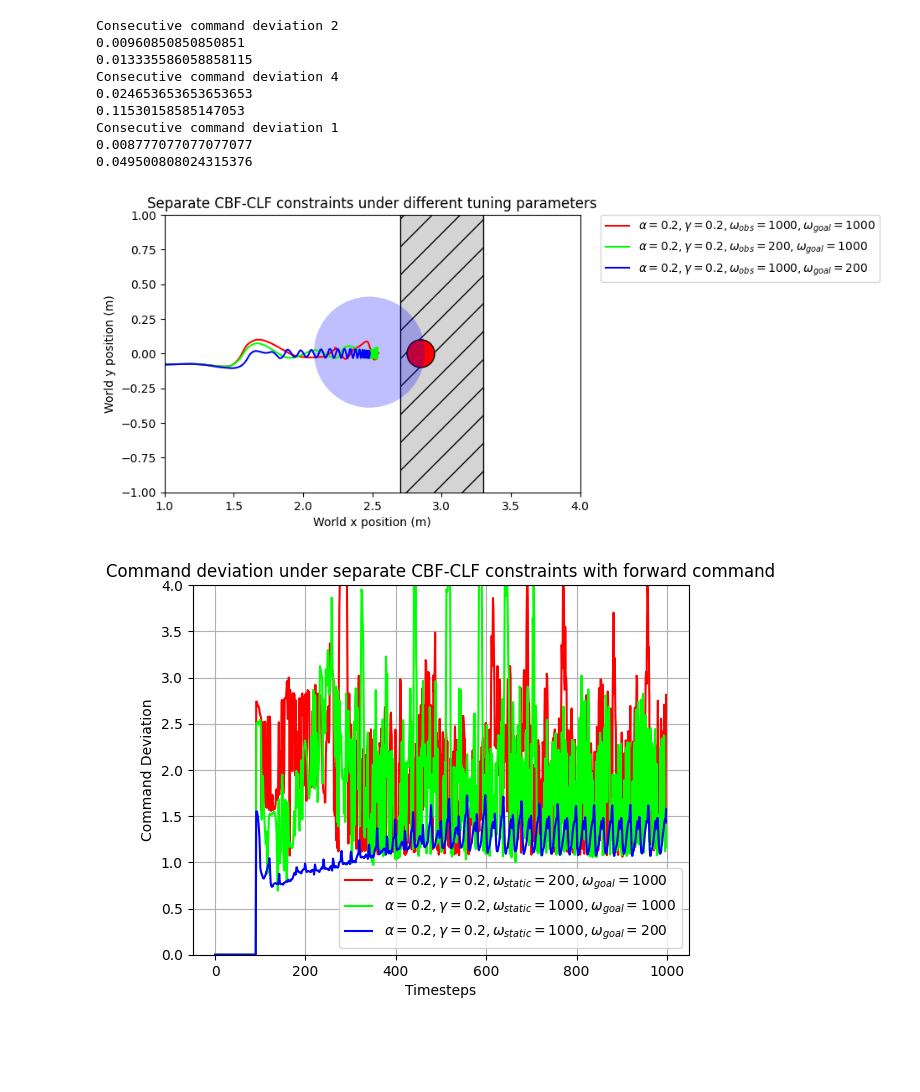
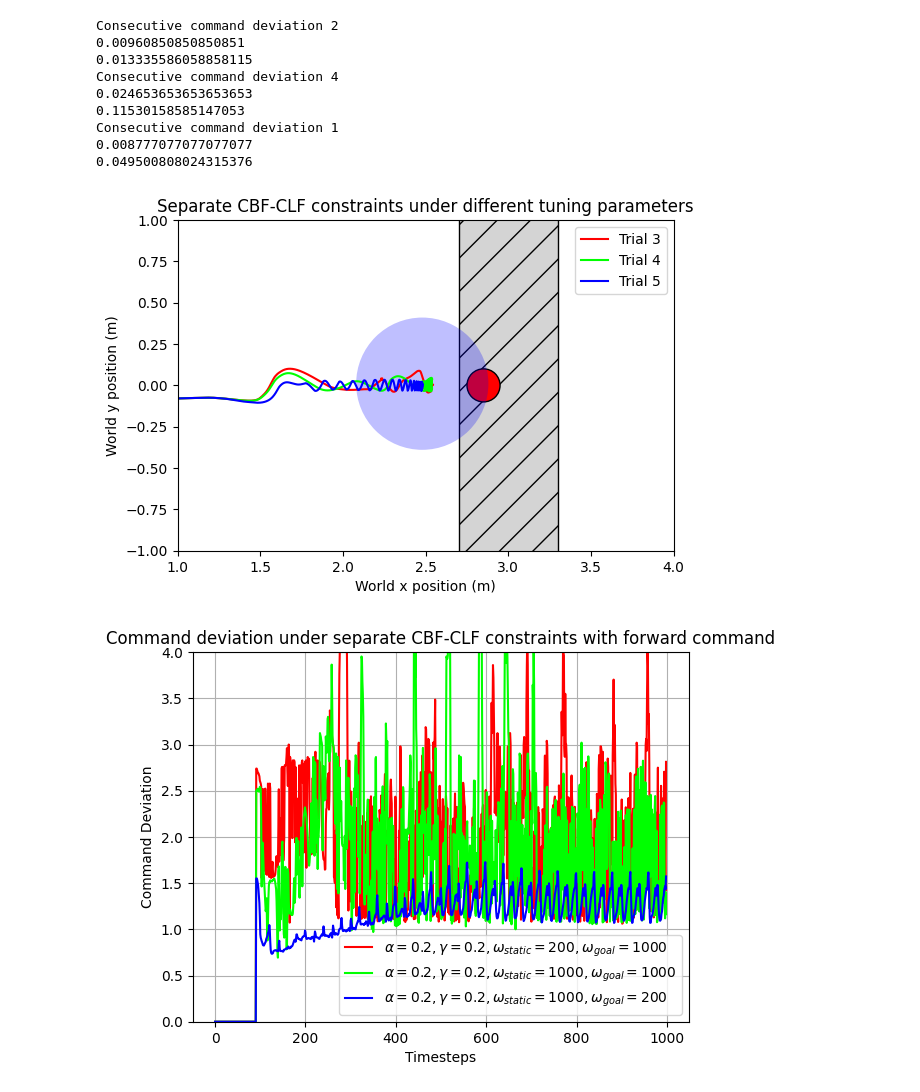
Before and after one commit to famsvip/Robot-Navigation-Collision-Avoidance-, a Jupyter notebook: data/plotting.ipynb, the cells around one changed output. Drawn from its saved outputs; the diff is of its cells as text; code cells hidden in the pictures; blank space fills up the shorter version.

```diff
--- a/data/plotting.ipynb
+++ b/data/plotting.ipynb
@@ -208,37 +208,37 @@ Consecutive command deviation 1
 # %%
 # Trajectory plots for tuning slack in separate CBF-CLF
 
 data_threshold = 10000
 
 # Load data
 separated_1 = np.load("./separated_pos_1.npy")
 separated_5 = np.load("./separated_pos_5.npy")
 separated_6 = np.load("./separated_pos_6.npy")
 
 fig, ax = plt.subplots()
 
 rect = Rectangle((2.7, -1.8), width=0.6, height=3.6,
                  edgecolor='black', facecolor=(0.83, 0.83, 0.83), hatch="/")
 circle_target = Circle((2.85, 0.0), radius=0.1, edgecolor="black", facecolor="red")
 circle_separated_1 = Circle((separated_1[data_threshold-1,:2]), radius=0.4, facecolor=(0,0,1.0,0.25))
 ax.add_patch(rect)
 ax.add_patch(circle_target)
 ax.add_patch(circle_separated_1)
 
-ax.plot(separated_5[:data_threshold,0], separated_5[:data_threshold,1], color=(1.0,0,0), label=r"$\alpha=0.2,\gamma=0.2, \omega_{obs}=1000, \omega_{goal}=1000$")
-ax.plot(separated_6[:data_threshold,0], separated_6[:data_threshold,1], color=(0,1.0,0), label=r"$\alpha=0.2,\gamma=0.2, \omega_{obs}=200, \omega_{goal}=1000$")
-ax.plot(separated_1[:data_threshold,0], separated_1[:data_threshold,1], color=(0,0,1.0), label=r"$\alpha=0.2,\gamma=0.2, \omega_{obs}=1000, \omega_{goal}=200$")
+ax.plot(separated_5[:data_threshold,0], separated_5[:data_threshold,1], color=(1.0,0,0), label="Trial 3")
+ax.plot(separated_6[:data_threshold,0], separated_6[:data_threshold,1], color=(0,1.0,0), label="Trial 4")
+ax.plot(separated_1[:data_threshold,0], separated_1[:data_threshold,1], color=(0,0,1.0), label="Trial 5")
 ax.set_xlim(1, 4)
 ax.set_ylim(-1, 1)
 ax.set_aspect('equal')
 plt.grid(False)
 plt.title('Separate CBF-CLF constraints under different tuning parameters')
 plt.xlabel("World x position (m)")
 plt.ylabel("World y position (m)")
-plt.legend(bbox_to_anchor=(1.05, 1), loc='upper left', borderaxespad=0.)
+plt.legend()
 plt.show()
 # %% [output]
-[figure, old version]
+[figure, new version]
 # %%
 # Consecutive command error for tuning slack weight for separate CBF_CLF
 
```
Also changed, not shown: parts of 8 cells of this notebook, 10 other files.
